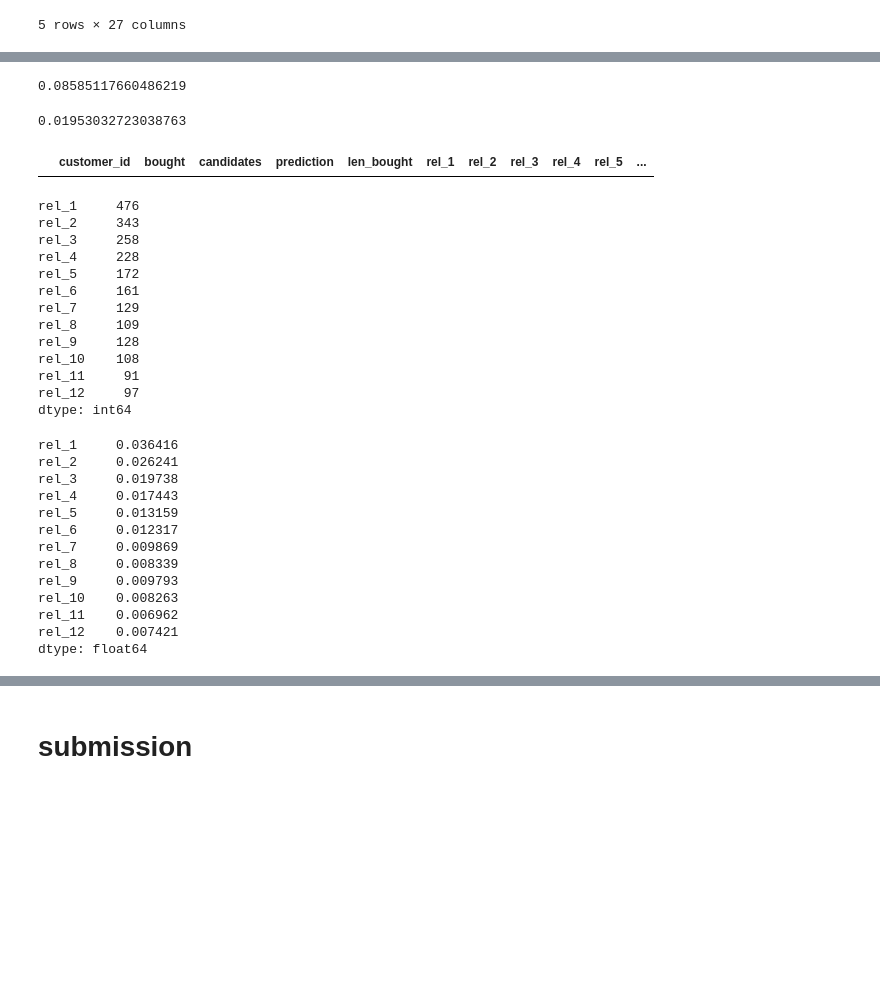
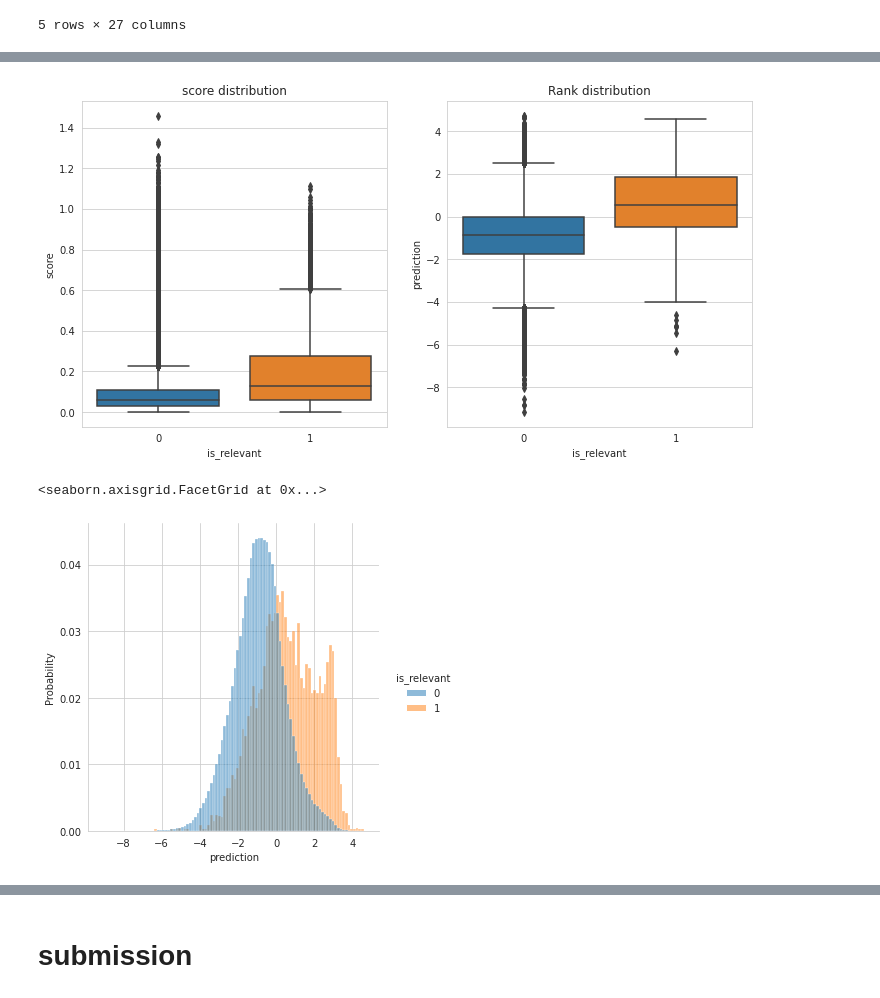
Before and after one commit to stameser/kaggle-hm, a Jupyter notebook: notebooks/catboost_ranker.ipynb, the cells around one changed output, grey strips where cells are left out. Drawn from its saved outputs; the diff is of its cells as text; code cells hidden in the pictures; blank space fills up the shorter version.

```diff
--- a/notebooks/catboost_ranker.ipynb
+++ b/notebooks/catboost_ranker.ipynb
@@ -267,44 +299,15 @@ plt.title('Rank distribution');
-# %%
-comb[comb['customer_id'].isin(t_cust)]['precision'].mean()
-# %% [output]
-0.08585117660486219
-# %%
-comb[comb['customer_id'].isin(old_cust)]['precision'].mean()
-# %% [output]
-0.01953032723038763
-# %%
-comb[comb['customer_id'].isin(cold_cust)]
-# %% [output]
-|  | customer_id | bought | candidates | prediction | len_bought | rel_1 | rel_2 | rel_3 | rel_4 | rel_5 | ... |
-# %%
-comb[cols].sum()
-# %% [output]
-rel_1     476
-rel_2     343
-rel_3     258
-rel_4     228
-rel_5     172
-rel_6     161
-rel_7     129
-rel_8     109
-rel_9     128
-rel_10    108
-rel_11     91
-rel_12     97
-dtype: int64
-# %%
-comb[cols].mean()
-# %% [output]
-rel_1     0.036416
-rel_2     0.026241
-rel_3     0.019738
-rel_4     0.017443
-rel_5     0.013159
-rel_6     0.012317
-rel_7     0.009869
-rel_8     0.008339
-rel_9     0.009793
-rel_10    0.008263
-rel_11    0.006962
-rel_12    0.007421
-dtype: float64
+# %%
+fig, ax = plt.subplots(1, 2, figsize=(12, 6))
+
+sns.boxplot(data=test_df, x='is_relevant', y='score', ax=ax[0])
+ax[0].set_title('score distribution')
+
+sns.boxplot(data=test_df, x='is_relevant', y='prediction', ax=ax[1])
+plt.title('Rank distribution');
+# %% [output]
+[figure, added]
+# %%
+sns.displot(data=test_df, x='prediction', hue='is_relevant', stat='probability', common_norm=False, bins=100)
+# %% [output]
+<seaborn.axisgrid.FacetGrid at 0x...>
+[figure, added]
```
Also changed, not shown: parts of 26 cells of this notebook.
